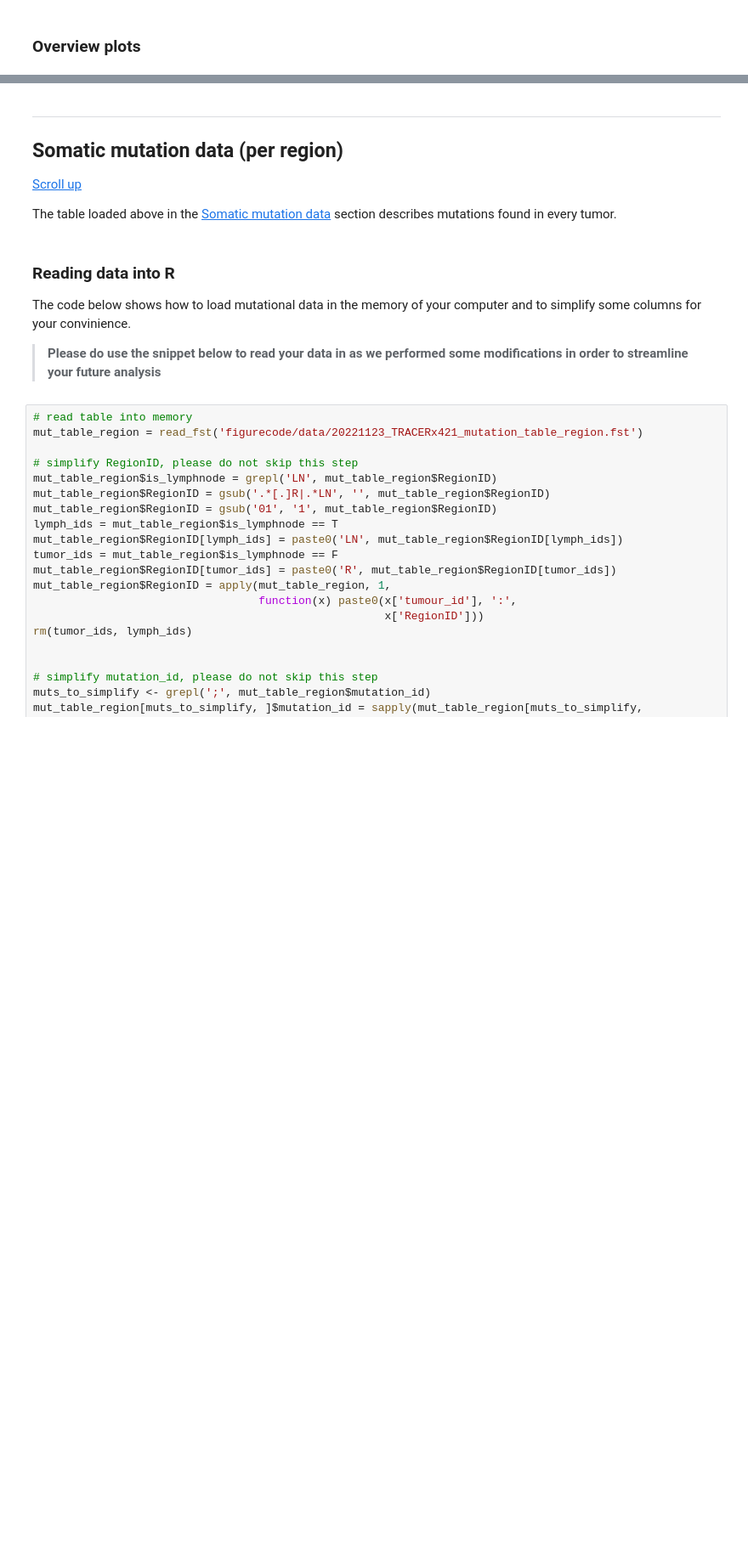
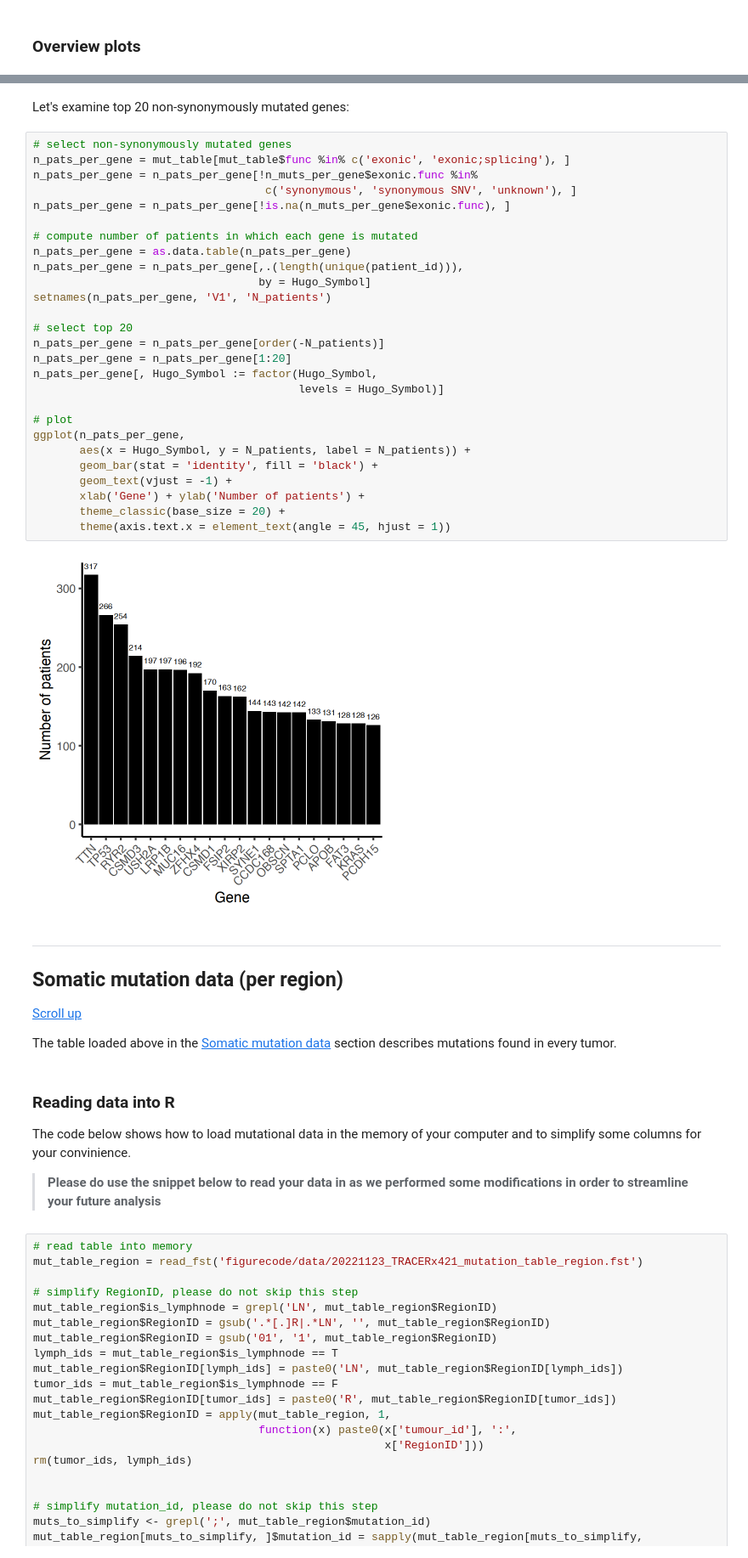
Before and after one commit to McGranahanLab/LCCE_workshop_2023, a Jupyter notebook: columns_description.ipynb, the cells around one changed output, grey strips where cells are left out. Shown: that part at 85% size. Drawn from its saved outputs; the diff is of its cells as text; blank space fills up the shorter version.

```diff
--- a/columns_description.ipynb
+++ b/columns_description.ipynb
@@ -287,3 +397,34 @@ colnames(mut_table)
+# %% [markdown]
+Let's examine top 20 non-synonymously mutated genes:
+# %%
+# select non-synonymously mutated genes
+n_pats_per_gene = mut_table[mut_table$func %in% c('exonic', 'exonic;splicing'), ]
+n_pats_per_gene = n_pats_per_gene[!n_muts_per_gene$exonic.func %in%
+                                   c('synonymous', 'synonymous SNV', 'unknown'), ]
+n_pats_per_gene = n_pats_per_gene[!is.na(n_muts_per_gene$exonic.func), ]
+
+# compute number of patients in which each gene is mutated
+n_pats_per_gene = as.data.table(n_pats_per_gene)
+n_pats_per_gene = n_pats_per_gene[,.(length(unique(patient_id))),
+                                  by = Hugo_Symbol]
+setnames(n_pats_per_gene, 'V1', 'N_patients')
+
+# select top 20
+n_pats_per_gene = n_pats_per_gene[order(-N_patients)]
+n_pats_per_gene = n_pats_per_gene[1:20]
+n_pats_per_gene[, Hugo_Symbol := factor(Hugo_Symbol,
+                                        levels = Hugo_Symbol)]
+
+# plot
+ggplot(n_pats_per_gene,
+       aes(x = Hugo_Symbol, y = N_patients, label = N_patients)) +
+       geom_bar(stat = 'identity', fill = 'black') +
+       geom_text(vjust = -1) +
+       xlab('Gene') + ylab('Number of patients') +
+       theme_classic(base_size = 20) +
+       theme(axis.text.x = element_text(angle = 45, hjust = 1))
+# %% [output]
+[figure, added]
 # %% [markdown]
 --------------------------------------------------------------------------------
 ## Somatic mutation data (per region) <a class="anchor" id="Somatic-mutation-region-data"></a>
```
Also changed, not shown: parts of 26 cells of this notebook.
